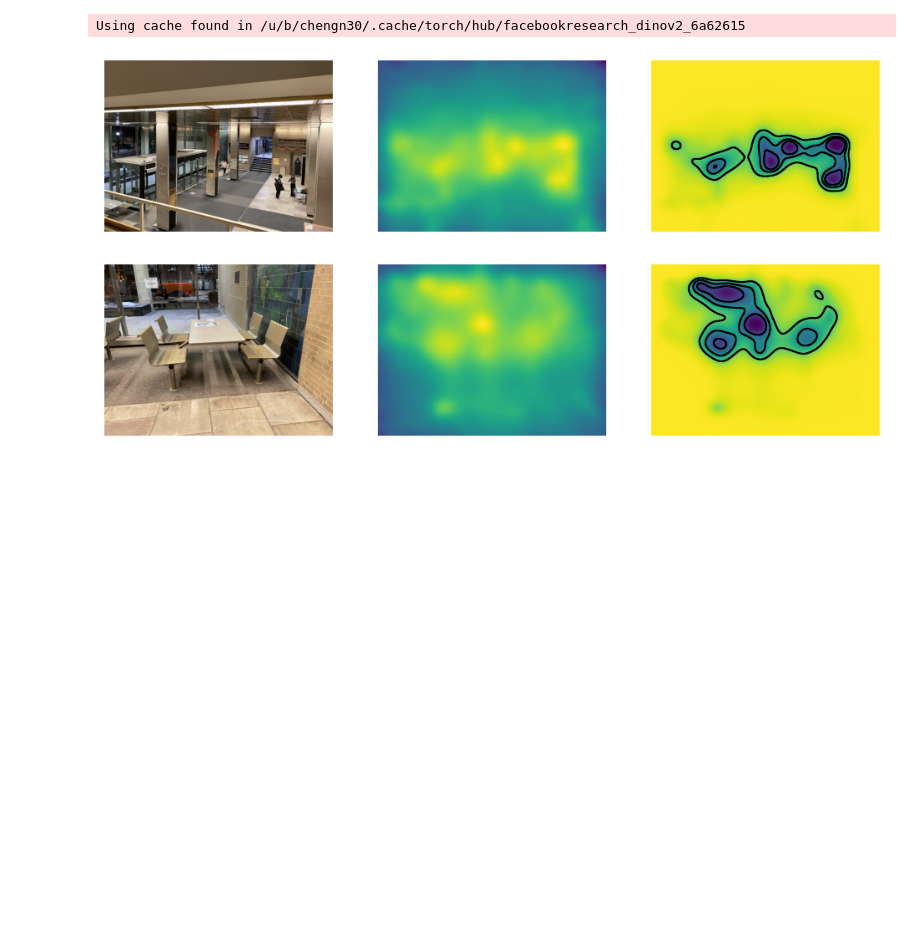
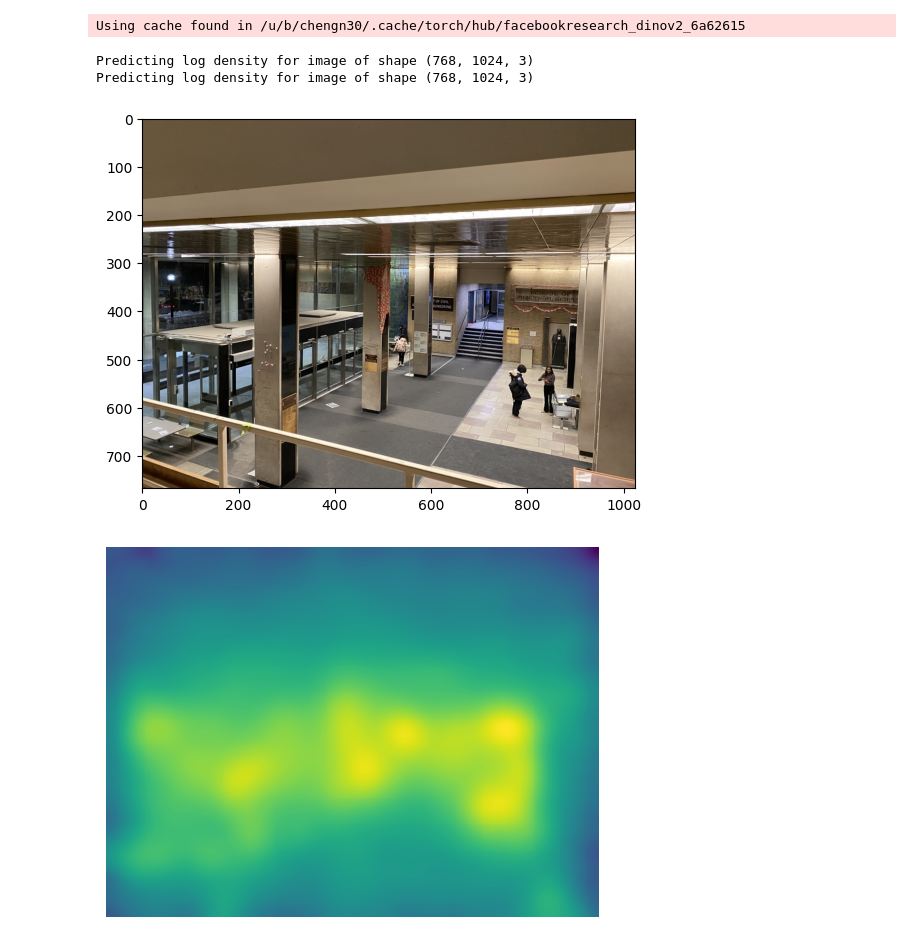
Before and after one commit to nic-cheng/DeepGaze, a Jupyter notebook: measures-of-success/process.ipynb, the cells around one changed output. Cells and saved outputs as stored; diff of their text form; code cells hidden in the pictures; blank space fills up the shorter version.

Commit message:
feat: split outputs into 3 different image files

```diff
--- a/measures-of-success/process.ipynb
+++ b/measures-of-success/process.ipynb
@@ -34,47 +34,64 @@ def predict_log_density(image, centerbias):
 # %% [output]
 Using cache found in /u/b/chengn30/.cache/torch/hub/facebookresearch_dinov2_6a62615
 # %%
+import os
+
 import matplotlib.pyplot as plt
 from pysaliency.plotting import visualize_distribution
 
 INPUT_PATH = 'inputs'
 OUTPUT_PATH = 'outputs'
 
-def visualize_prediction(image, log_density_prediction, output_path):
-    f, axs = plt.subplots(nrows=1, ncols=3, figsize=(12, 3))
-    axs[0].imshow(image)
-    axs[0].set_axis_off()
-    axs[1].matshow(log_density_prediction.detach().cpu().numpy()[0])  # first image in batch
-    axs[1].set_axis_off()
-    visualize_distribution(log_density_prediction.detach().cpu().numpy()[0], ax=axs[2])
-    axs[2].set_axis_off()
-    plt.savefig(output_path)
+def visualize_prediction(image, log_density_prediction, log_path, heatmap_path):
+    fig, ax = plt.subplots()
+    ax.imshow(image)
+
+    fig, ax = plt.subplots()
+    ax.set_axis_off()
+    ax.matshow(log_density_prediction.detach().cpu().numpy()[0])  # first image in batch
+    plt.savefig(log_path)
+
+    # f, axs = plt.subplots(nrows=1, ncols=3, figsize=(12, 3))
+    # axs[0].imshow(image)
+    # axs[0].set_axis_off()
+    # axs[1].matshow(log_density_prediction.detach().cpu().numpy()[0])  # first image in batch
+    # axs[1].set_axis_off()
+    # visualize_distribution(log_density_prediction.detach().cpu().numpy()[0], ax=axs[2])
+    # axs[2].set_axis_off()
+    fig, ax = plt.subplots()
+    ax.set_axis_off()
+    visualize_distribution(log_density_prediction.detach().cpu().numpy()[0], ax=ax)
+    plt.savefig(heatmap_path)
 # %%
 from PIL import Image
 import numpy as np
 import os
 from pathlib import Path
 from IPython.display import clear_output
 
 INPUT_PATH = 'inputs'
 input_batch_size = len(list(Path(INPUT_PATH).iterdir()))
 
 OUTPUT_PATH = 'outputs'
 
 for i in range(input_batch_size):
     file_path = os.path.join(INPUT_PATH, f'test_{i}.jpg')
 
     if os.path.exists(file_path):
         image = np.array(Image.open(file_path))
 
         # Make sure image is RGB (not RGBA)
         if image.shape[2] == 4:
             image = image[:, :, :3]
 
         log_density_prediction = predict_log_density(image, centerbias)
-        visualize_prediction(image, log_density_prediction, os.path.join(OUTPUT_PATH, f'prediction_{i}.png'))
+        log_path = os.path.join(OUTPUT_PATH, f'log-density/log_{i}.png')
+        heatmap_path = os.path.join(OUTPUT_PATH, f'heatmaps/heat_{i}.png')
+        visualize_prediction(image, log_density_prediction, log_path, heatmap_path)
     else:
         print(f"Error: The file '{file_path}' was not found.")
 # %% [output]
+Predicting log density for image of shape (768, 1024, 3)
+Predicting log density for image of shape (768, 1024, 3)
-[figure, old version]
+[figure, new version]
-[figure, old version]
+[figure, new version]
```
Also changed, not shown: parts of 1 cell of this notebook, 4 other files.
